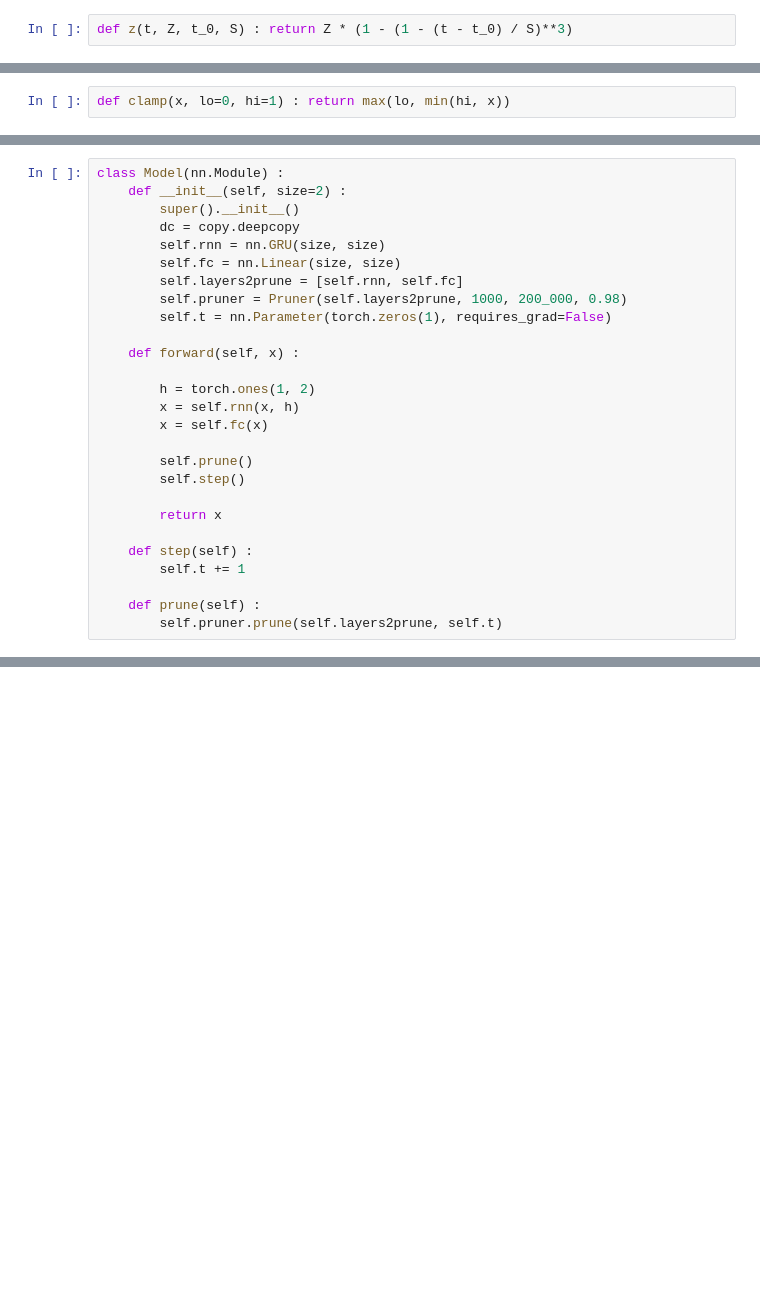
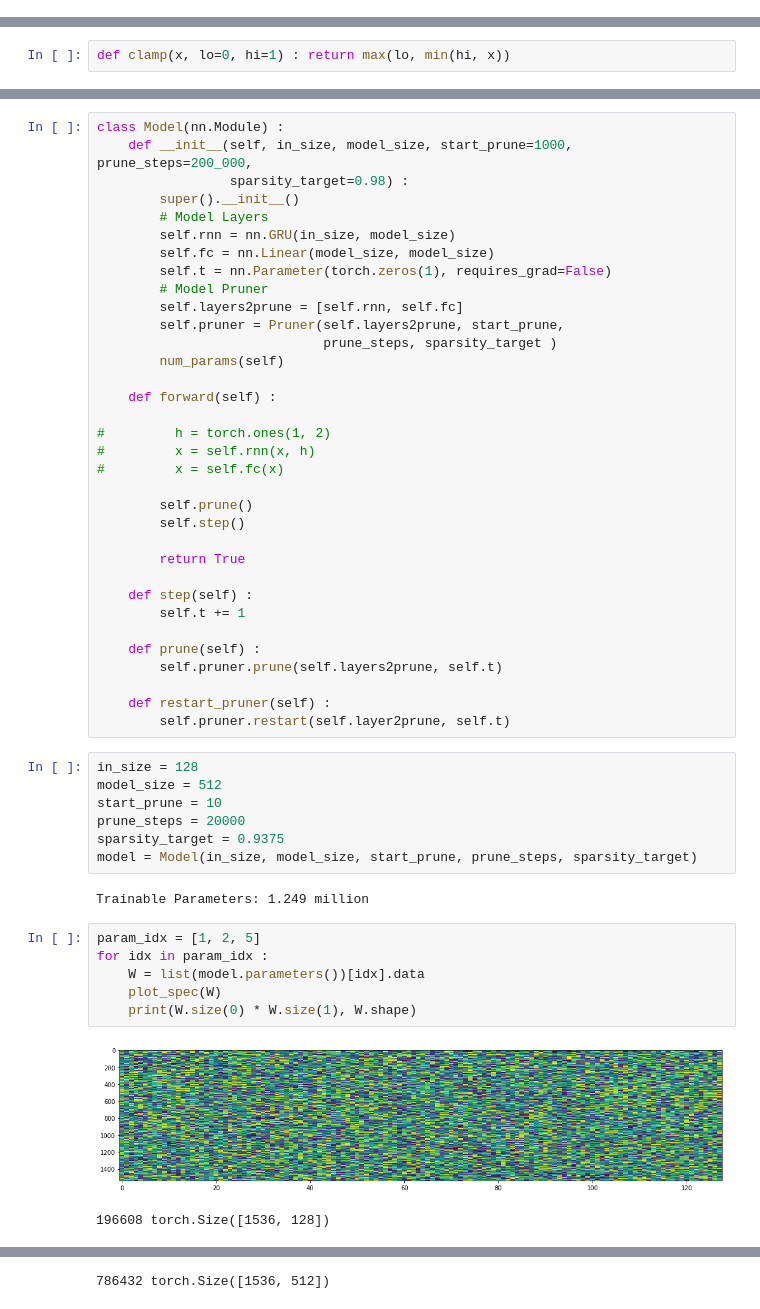
Before and after one commit to fatchord/WaveRNN, a Jupyter notebook: Pruning - Scratchpad.ipynb, the cells around one changed output, grey strips where cells are left out. Saved outputs shown, nothing was run; the diff lists cells and outputs as text; blank space fills up the shorter version.

```diff
--- a/Pruning - Scratchpad.ipynb
+++ b/Pruning - Scratchpad.ipynb
@@ -8,2 +4,0 @@ from utils.display import *
-# %%
-def z(t, Z, t_0, S) : return Z * (1 - (1 - (t - t_0) / S)**3)
@@ -176,27 +145,52 @@ class Pruner() :
 # %%
 class Model(nn.Module) :
-    def __init__(self, size=2) :
+    def __init__(self, in_size, model_size, start_prune=1000, prune_steps=200_000,
+                 sparsity_target=0.98) :
         super().__init__()
-        dc = copy.deepcopy
-        self.rnn = nn.GRU(size, size)
-        self.fc = nn.Linear(size, size)
+        # Model Layers
+        self.rnn = nn.GRU(in_size, model_size)
+        self.fc = nn.Linear(model_size, model_size)
+        self.t = nn.Parameter(torch.zeros(1), requires_grad=False)
+        # Model Pruner
         self.layers2prune = [self.rnn, self.fc]
-        self.pruner = Pruner(self.layers2prune, 1000, 200_000, 0.98)
-        self.t = nn.Parameter(torch.zeros(1), requires_grad=False)
+        self.pruner = Pruner(self.layers2prune, start_prune,
+                             prune_steps, sparsity_target )
+        num_params(self)
 
-    def forward(self, x) :
+    def forward(self) :
 
-        h = torch.ones(1, 2)
-        x = self.rnn(x, h)
-        x = self.fc(x)
+#         h = torch.ones(1, 2)
+#         x = self.rnn(x, h)
+#         x = self.fc(x)
 
         self.prune()
         self.step()
 
-        return x
+        return True
 
     def step(self) :
         self.t += 1
 
     def prune(self) :
         self.pruner.prune(self.layers2prune, self.t)
+
+    def restart_pruner(self) :
+        self.pruner.restart(self.layer2prune, self.t)
+# %%
+in_size = 128
+model_size = 512
+start_prune = 10
+prune_steps = 20000
+sparsity_target = 0.9375
+model = Model(in_size, model_size, start_prune, prune_steps, sparsity_target)
+# %% [output]
+Trainable Parameters: 1.249 million
+# %%
+param_idx = [1, 2, 5]
+for idx in param_idx :
+    W = list(model.parameters())[idx].data
+    plot_spec(W)
+    print(W.size(0) * W.size(1), W.shape)
+# %% [output]
+[figure, added]
+196608 torch.Size([1536, 128])
@@ -202,0 +198 @@ class Model(nn.Module) :
+786432 torch.Size([1536, 512])
```
Also changed, not shown: parts of 32 cells of this notebook.
